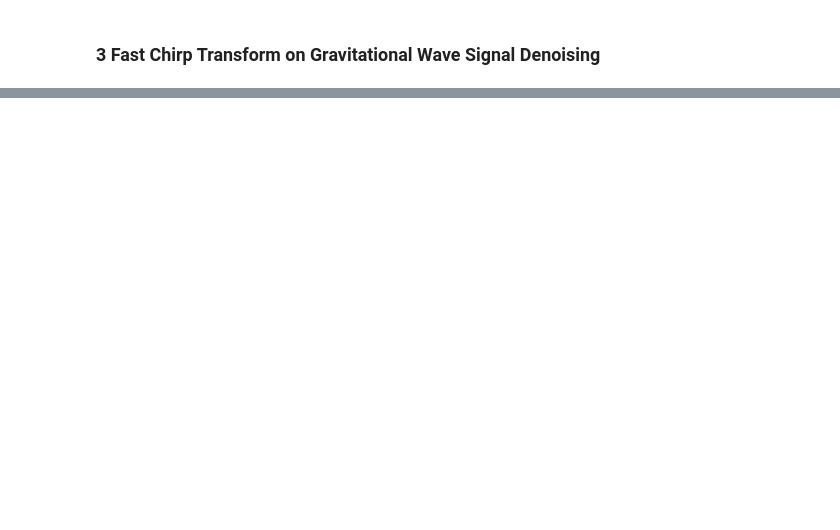
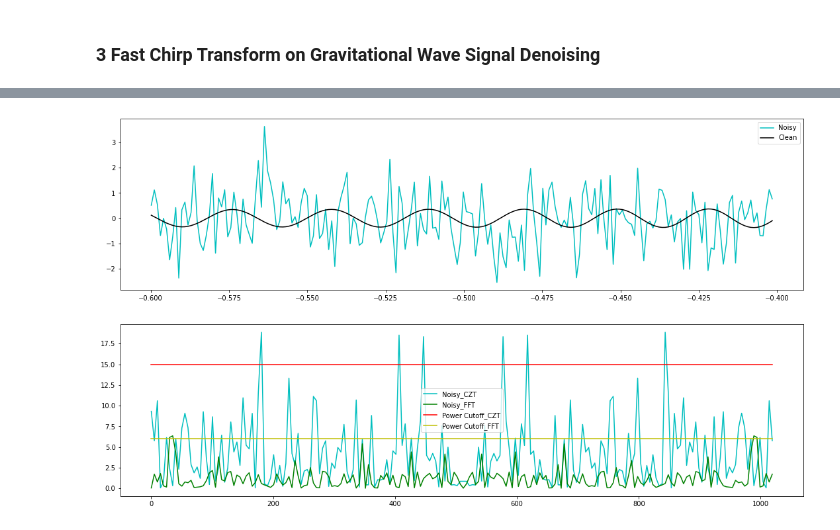
Before and after one commit to xli2522/GW-SignalGen, a Jupyter notebook: fast_chirp_gw.ipynb, the cells around one changed output, grey strips where cells are left out. Drawn from its saved outputs; the diff is of its cells as text; code cells hidden in the pictures; blank space fills up the shorter version.

```diff
--- a/fast_chirp_gw.ipynb
+++ b/fast_chirp_gw.ipynb
@@ -372,0 +647,34 @@ plt.show()
+# %%
+# start of CZT
+n = len(t)
+freq = (1/(dt*n))*np.arange(n)          #generate frequency axis
+_, fhat = time2freq(t, noisy_series_CZT[-L:], freq)     #compute the czt
+PSD = fhat*np.conj(fhat)/n              #compute the power spectrum
+
+# compute fft for comparison
+fhat_FFT = fftpack.fft(noisy_series_FFT[-L_FFT:], n_FFT)     #compute the fft
+PSD_FFT = fhat_FFT*np.conj(fhat_FFT)/n_FFT              #compute the power spectrum
+freq_FFT = (1/(dt_FFT*n_FFT))*np.arange(n_FFT)          #generate frequency axis
+
+power_cutoff_CZT = 15
+power_cutoff_FFT = 6
+
+fig, ax = plt.subplots(2,1)
+
+fig.set_size_inches(18.5, 10.5)
+
+plt.sca(ax[0])
+plt.plot(t, noisy_series_CZT[-L:][:L2], color='c', label='Noisy')
+plt.plot(t, clean_series_CZT[-L:][:L2], color='k', label='Clean')
+plt.legend()
+
+plt.sca(ax[1])
+plt.plot(freq, PSD, color='c', label='Noisy_CZT')
+plt.plot(freq_FFT, PSD_FFT, color='g', label='Noisy_FFT')
+plt.plot(freq, np.full((L2),power_cutoff_CZT),color='r', label='Power Cutoff_CZT')
+plt.plot(freq, np.full((L2),power_cutoff_FFT),color='y', label='Power Cutoff_FFT')
+plt.legend()
+
+plt.show()
+# %% [output]
+[figure, added]
```
Also changed, not shown: parts of 11 cells of this notebook.
